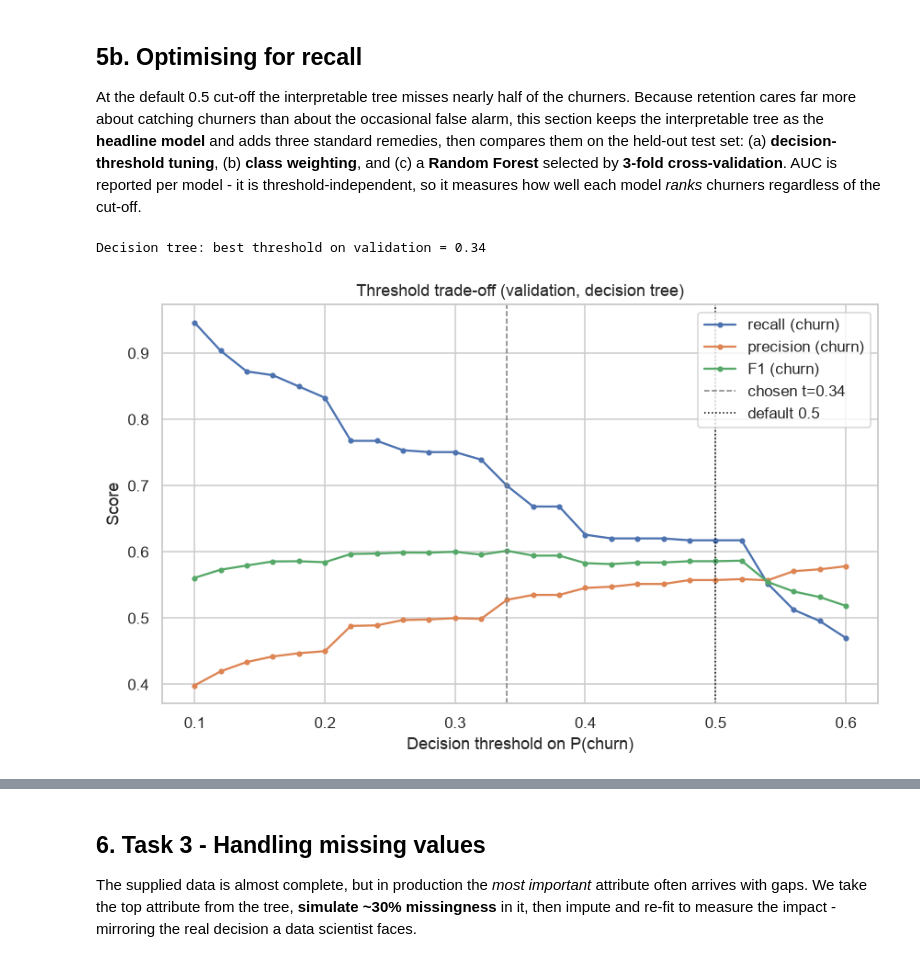
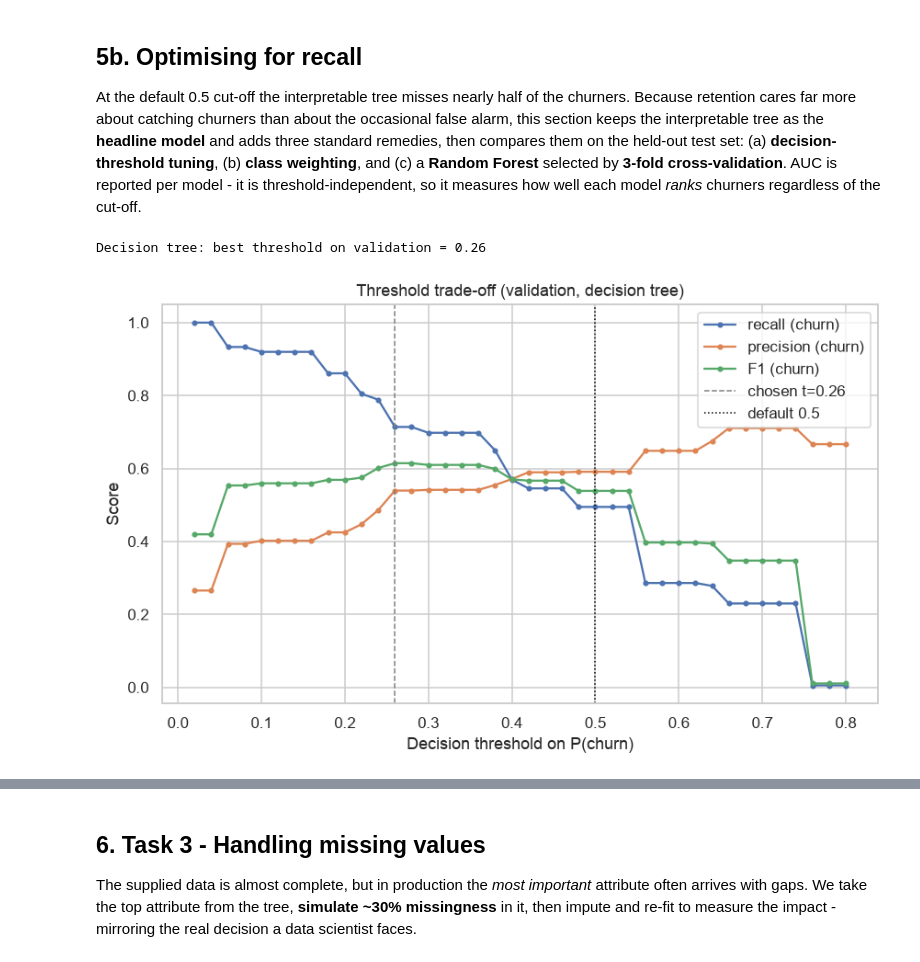
Before and after one commit to lfariabr/masters-swe-ai, a Jupyter notebook: 2026-T2/BDA/assignments/Assessment2/notebook/BDA601FariaLuis_Assessment2.ipynb, the cells around one changed output, grey strips where cells are left out. Cells and saved outputs as stored; diff of their text form; code cells hidden in the pictures.

```diff
--- a/2026-T2/BDA/assignments/Assessment2/notebook/BDA601FariaLuis_Assessment2.ipynb
+++ b/2026-T2/BDA/assignments/Assessment2/notebook/BDA601FariaLuis_Assessment2.ipynb
@@ -157,6 +158,6 @@ Numeric summary (central tendency: mean/median; dispersion: std/variance/range):
 # %%
 # Categorical levels and the modal category (central tendency for categoricals).
-cat_cols = [c for c in df.columns if df[c].dtype == "object" and c not in ("customerID", "Churn")]
+cat_cols = [c for c in df.columns if c not in num_cols + ["customerID", "Churn"]]
 for c in cat_cols:
     vc = df[c].value_counts()
     print(f"{c:18s} | levels={df[c].nunique()} | mode='{vc.index[0]}' ({vc.iloc[0]})")
@@ -305,0 +264,27 @@ Label index -> {0: 'No', 1: 'Yes'}
+# %%
+# (1) Data-quality diagnostics and domain-informed anomaly handling.
+clean = df.copy()
+duplicate_rows = int(clean.duplicated().sum())
+duplicate_ids = int(clean["customerID"].duplicated().sum())
+blank_totalcharges = int(clean["TotalCharges"].isna().sum())
+assert clean.loc[clean["TotalCharges"].isna(), "tenure"].eq(0).all()
+# A tenure-zero customer has not accumulated charges; zero is coherent, unlike a mature-customer median.
+clean["TotalCharges"] = clean["TotalCharges"].fillna(0.0)
+
+outlier_counts = {}
+for col in ["tenure", "TotalCharges"]:
+    q1, q3 = clean[col].quantile([0.25, 0.75]); iqr = q3 - q1
+    lo, hi = q1 - 1.5 * iqr, q3 + 1.5 * iqr
+    outlier_counts[col] = int(((clean[col] < lo) | (clean[col] > hi)).sum())
+print("Exact duplicate rows:", duplicate_rows, "| duplicate customerID:", duplicate_ids)
+print(f"Blank TotalCharges corrected to zero: {blank_totalcharges}")
+print("IQR outlier flags (diagnostic only; valid customers retained):", outlier_counts)
+print("Remaining missing values:", int(clean.isna().sum().sum()))
+
+# (2) Candidate feature sets for the redundancy ablation below.
+NUMERIC_FULL = ["tenure", "TotalCharges"]
+CATEGORICAL_FULL = [c for c in clean.columns if c not in NUMERIC_FULL + ["customerID", "Churn"]]
+data_quality = {"duplicate_rows": duplicate_rows, "duplicate_customer_ids": duplicate_ids,
+                "blank_totalcharges_set_to_zero": blank_totalcharges, "iqr_outlier_flags": outlier_counts}
+print(f"\n{len(NUMERIC_FULL)} numeric + {len(CATEGORICAL_FULL)} categorical = "
+      f"{len(NUMERIC_FULL)+len(CATEGORICAL_FULL)} candidate predictors")
@@ -313,18 +414,13 @@ MLlib's `DecisionTreeClassifier`.
 from pyspark.ml.classification import DecisionTreeClassifier
 from pyspark.ml.evaluation import MulticlassClassificationEvaluator, BinaryClassificationEvaluator
 
-train_df, val_df, test_df = model_df.randomSplit([0.6, 0.2, 0.2], seed=RANDOM_SEED)
-print("train/val/test =", train_df.count(), val_df.count(), test_df.count())
-
-f1_eval = MulticlassClassificationEvaluator(labelCol="label", predictionCol="prediction", metricName="f1")
-
-# Tune maxDepth on the validation set.
+# Tune maxDepth on the validation set using churn-class F1, not majority-weighted F1.
 val_scores = {}
 for depth in [3, 4, 5, 6, 8]:
     m = DecisionTreeClassifier(labelCol="label", featuresCol="features", maxDepth=depth, seed=RANDOM_SEED).fit(train_df)
-    val_scores[depth] = f1_eval.evaluate(m.transform(val_df))
+    val_scores[depth] = churn_f1(m.transform(val_df))
 best_depth = max(val_scores, key=val_scores.get)
-print("Validation F1 by depth:", {d: round(s, 4) for d, s in val_scores.items()})
+print("Validation churn-F1 by depth:", {d: round(s, 4) for d, s in val_scores.items()})
 print("Best maxDepth =", best_depth)
 
 dt = DecisionTreeClassifier(labelCol="label", featuresCol="features", maxDepth=best_depth, seed=RANDOM_SEED)
@@ -472,37 +557,38 @@ from pyspark.sql import functions as F
 
 # Pull (label, P[churn]) to the driver so any decision threshold can be scored cheaply.
 def scored(pred_df):
     return pred_df.select("label", vector_to_array("probability")[1].alias("p1")).toPandas()
 
 def churn_scores(s, t):
     yhat = (s["p1"] >= t).astype(int); y = s["label"].astype(int)
     tp = int(((yhat == 1) & (y == 1)).sum()); fp = int(((yhat == 1) & (y == 0)).sum())
     fn = int(((yhat == 0) & (y == 1)).sum()); tn = int(((yhat == 0) & (y == 0)).sum())
     prec = tp / (tp + fp) if (tp + fp) else 0.0
     rec  = tp / (tp + fn) if (tp + fn) else 0.0
     f1   = 2 * prec * rec / (prec + rec) if (prec + rec) else 0.0
     return {"acc": (tp + tn) / len(y), "precision": prec, "recall": rec, "f1": f1}
 
-auc_eval = BinaryClassificationEvaluator(labelCol="label", rawPredictionCol="rawPrediction", metricName="areaUnderROC")
+auc_cv_eval = BinaryClassificationEvaluator(labelCol="label", rawPredictionCol="rawPrediction",
+                                             metricName="areaUnderROC")
 
 # (a) Tune the baseline tree's decision threshold on the VALIDATION set (maximise churn-class F1).
 val_s = scored(model.transform(val_df))
-grid = np.round(np.arange(0.10, 0.61, 0.02), 3)
+grid = np.round(np.arange(0.02, 0.81, 0.02), 3)
 val_curve = pd.DataFrame([{"t": t, **churn_scores(val_s, t)} for t in grid])
 t_tree = float(val_curve.loc[val_curve["f1"].idxmax(), "t"])
 print("Decision tree: best threshold on validation =", t_tree)
 
 plt.figure(figsize=(8, 5))
 for col, lab in [("recall", "recall (churn)"), ("precision", "precision (churn)"), ("f1", "F1 (churn)")]:
     plt.plot(val_curve["t"], val_curve[col], marker="o", ms=3, label=lab)
 plt.axvline(t_tree, color="grey", ls="--", lw=1, label=f"chosen t={t_tree}")
 plt.axvline(0.5, color="black", ls=":", lw=1, label="default 0.5")
 plt.xlabel("Decision threshold on P(churn)"); plt.ylabel("Score")
 plt.title("Threshold trade-off (validation, decision tree)")
 plt.legend(); plt.tight_layout(); plt.savefig(FIG_DIR / "fig09_recall_tradeoff.png"); plt.show()
 # %% [output]
-Decision tree: best threshold on validation = 0.34
+Decision tree: best threshold on validation = 0.26
-[figure, old version]
+[figure, new version]
 # %%
 # (b) Class-weighted tree: weight each row by inverse class frequency.
 n_tot = train_df.count(); n_pos = train_df.filter(F.col("label") == 1.0).count(); n_neg = n_tot - n_pos
```
Also changed, not shown: parts of 24 cells of this notebook, 14 other files.
